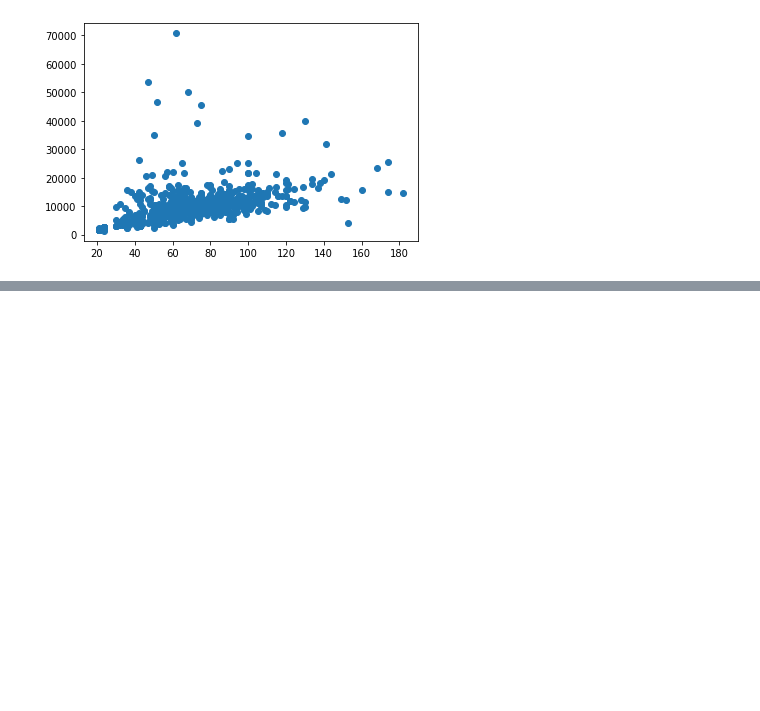
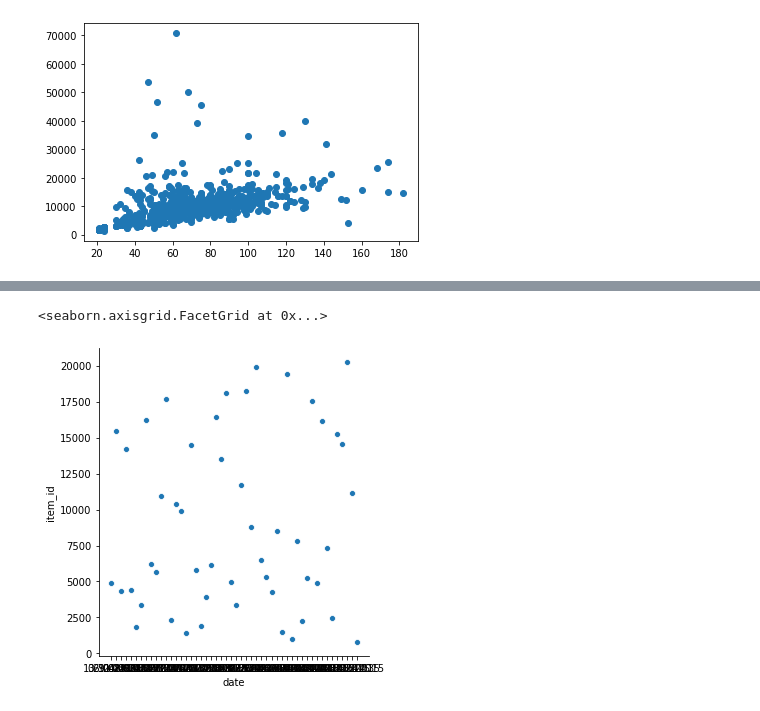
Before and after one commit to maxdev42/Python_Big_Data_Docker, a Jupyter notebook: Exercices/Exercices_partie2_dataviz.ipynb, the cells around one changed output, grey strips where cells are left out. Cells and saved outputs as stored; diff of their text form; code cells hidden in the pictures; blank space fills up the shorter version.

```diff
--- a/Exercices/Exercices_partie2_dataviz.ipynb
+++ b/Exercices/Exercices_partie2_dataviz.ipynb
@@ -54,0 +82,2 @@ plt.scatter(house_data_affined.LotFrontage,house_data_affined.LotArea)
+# %%
+sales_data_sample = sales_data.sample(50)
@@ -54,0 +104,7 @@ plt.scatter(house_data_affined.LotFrontage,house_data_affined.LotArea)
+# %%
+sns.relplot(x='date',y='item_id',data=sales_data_sample, sizes=(20, 6))
+
+#On voit que les points ont été démultipliés et le graphique est beaucoup plus lisible
+# %% [output]
+<seaborn.axisgrid.FacetGrid at 0x...>
+[figure, added]
```
Also changed, not shown: parts of 6 cells of this notebook, 1 other file.
